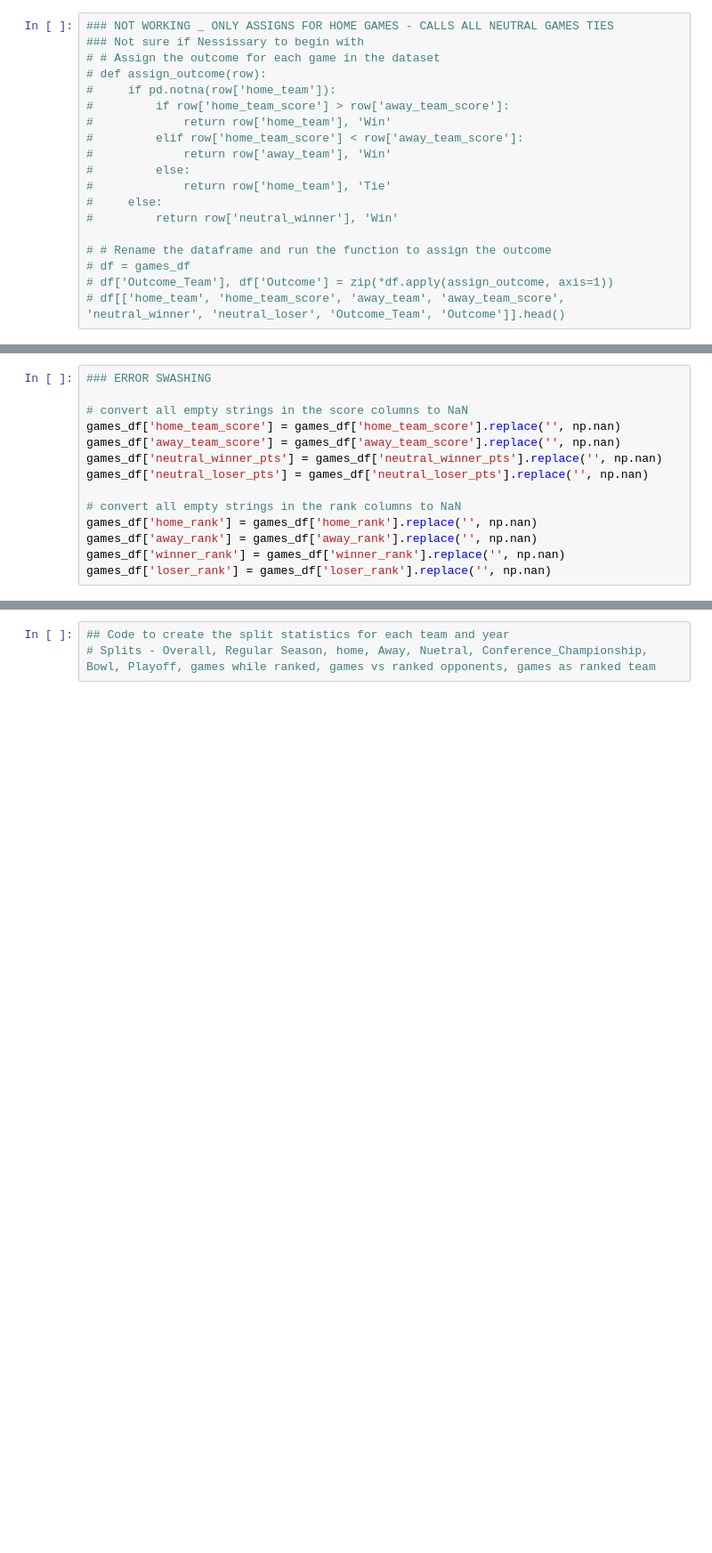
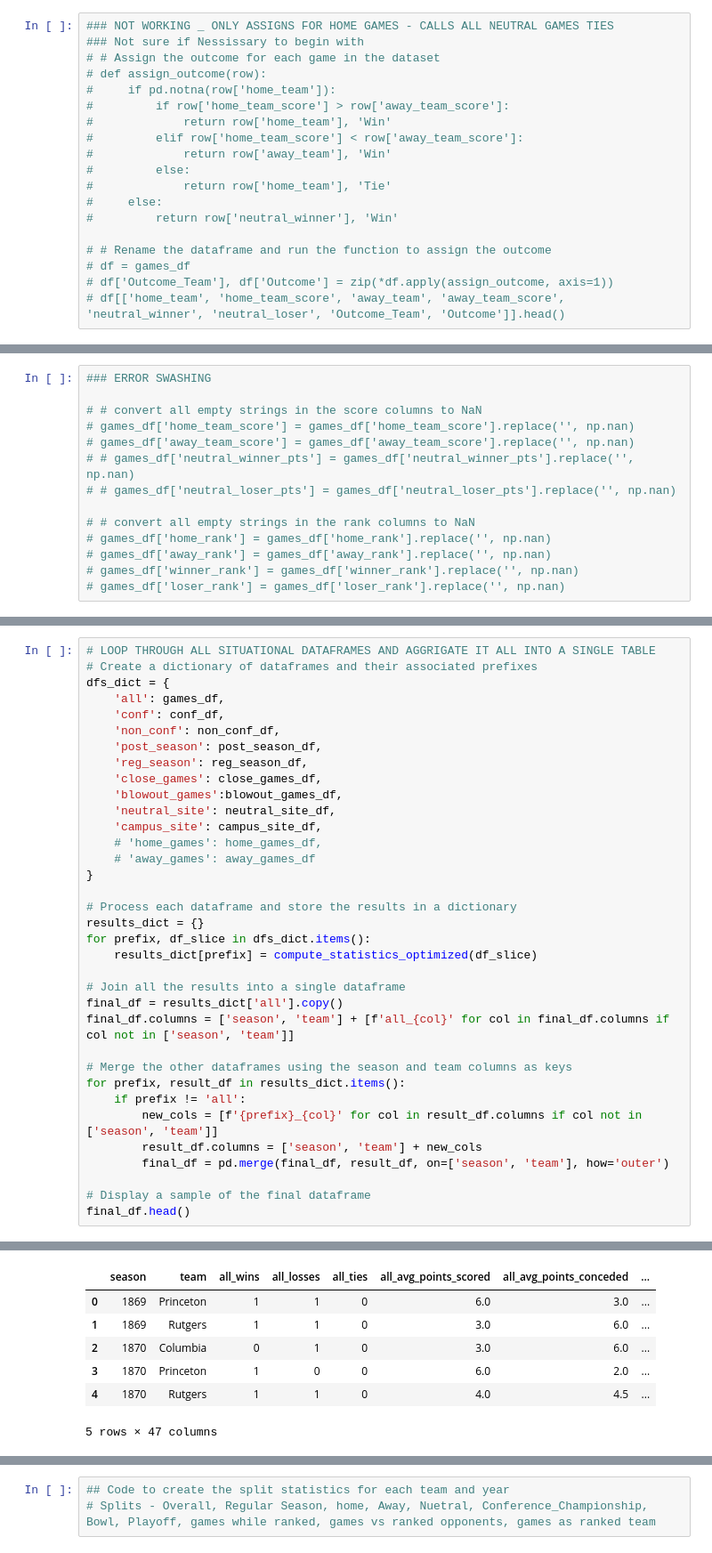
Before and after one commit to JSmith1826/cfb_conferences, a Jupyter notebook: workbook/transform_create_yearly_summary_stats.ipynb, the cells around one changed output, grey strips where cells are left out. Shown at 89% size. Saved outputs shown, nothing was run; the diff lists cells and outputs as text; blank space fills up the shorter version.

```diff
--- a/workbook/transform_create_yearly_summary_stats.ipynb
+++ b/workbook/transform_create_yearly_summary_stats.ipynb
@@ -339,14 +336,14 @@ memory usage: 16.6+ MB
 # %%
 ### ERROR SWASHING
 
-# convert all empty strings in the score columns to NaN
-games_df['home_team_score'] = games_df['home_team_score'].replace('', np.nan)
-games_df['away_team_score'] = games_df['away_team_score'].replace('', np.nan)
-games_df['neutral_winner_pts'] = games_df['neutral_winner_pts'].replace('', np.nan)
-games_df['neutral_loser_pts'] = games_df['neutral_loser_pts'].replace('', np.nan)
+# # convert all empty strings in the score columns to NaN
+# games_df['home_team_score'] = games_df['home_team_score'].replace('', np.nan)
+# games_df['away_team_score'] = games_df['away_team_score'].replace('', np.nan)
+# # games_df['neutral_winner_pts'] = games_df['neutral_winner_pts'].replace('', np.nan)
+# # games_df['neutral_loser_pts'] = games_df['neutral_loser_pts'].replace('', np.nan)
 
-# convert all empty strings in the rank columns to NaN
-games_df['home_rank'] = games_df['home_rank'].replace('', np.nan)
-games_df['away_rank'] = games_df['away_rank'].replace('', np.nan)
-games_df['winner_rank'] = games_df['winner_rank'].replace('', np.nan)
-games_df['loser_rank'] = games_df['loser_rank'].replace('', np.nan)
+# # convert all empty strings in the rank columns to NaN
+# games_df['home_rank'] = games_df['home_rank'].replace('', np.nan)
+# games_df['away_rank'] = games_df['away_rank'].replace('', np.nan)
+# games_df['winner_rank'] = games_df['winner_rank'].replace('', np.nan)
+# games_df['loser_rank'] = games_df['loser_rank'].replace('', np.nan)
@@ -447,0 +443,36 @@ campus_site_df = df[df['home_team'] != '']
+# %%
+# LOOP THROUGH ALL SITUATIONAL DATAFRAMES AND AGGRIGATE IT ALL INTO A SINGLE TABLE
+# Create a dictionary of dataframes and their associated prefixes
+dfs_dict = {
+    'all': games_df,
+    'conf': conf_df,
+    'non_conf': non_conf_df,
+    'post_season': post_season_df,
+    'reg_season': reg_season_df,
+    'close_games': close_games_df,
+    'blowout_games':blowout_games_df,
+    'neutral_site': neutral_site_df,
+    'campus_site': campus_site_df,
+    # 'home_games': home_games_df,
+    # 'away_games': away_games_df
+}
+
+# Process each dataframe and store the results in a dictionary
+results_dict = {}
+for prefix, df_slice in dfs_dict.items():
+    results_dict[prefix] = compute_statistics_optimized(df_slice)
+
+# Join all the results into a single dataframe
+final_df = results_dict['all'].copy()
+final_df.columns = ['season', 'team'] + [f'all_{col}' for col in final_df.columns if col not in ['season', 'team']]
+
+# Merge the other dataframes using the season and team columns as keys
+for prefix, result_df in results_dict.items():
+    if prefix != 'all':
+        new_cols = [f'{prefix}_{col}' for col in result_df.columns if col not in ['season', 'team']]
+        result_df.columns = ['season', 'team'] + new_cols
+        final_df = pd.merge(final_df, result_df, on=['season', 'team'], how='outer')
+
+# Display a sample of the final dataframe
+final_df.head()
+# %% [output]
@@ -447,0 +496,7 @@ campus_site_df = df[df['home_team'] != '']
+|  | season | team | all_wins | all_losses | all_ties | all_avg_points_scored | all_avg_points_conceded | ... |
+| 0 | 1869 | Princeton | 1 | 1 | 0 | 6.0 | 3.0 | ... |
+| 1 | 1869 | Rutgers | 1 | 1 | 0 | 3.0 | 6.0 | ... |
+| 2 | 1870 | Columbia | 0 | 1 | 0 | 3.0 | 6.0 | ... |
+| 3 | 1870 | Princeton | 1 | 0 | 0 | 6.0 | 2.0 | ... |
+| 4 | 1870 | Rutgers | 1 | 1 | 0 | 4.0 | 4.5 | ... |
+5 rows × 47 columns
```
Also changed, not shown: parts of 16 cells of this notebook, 7 other files.
